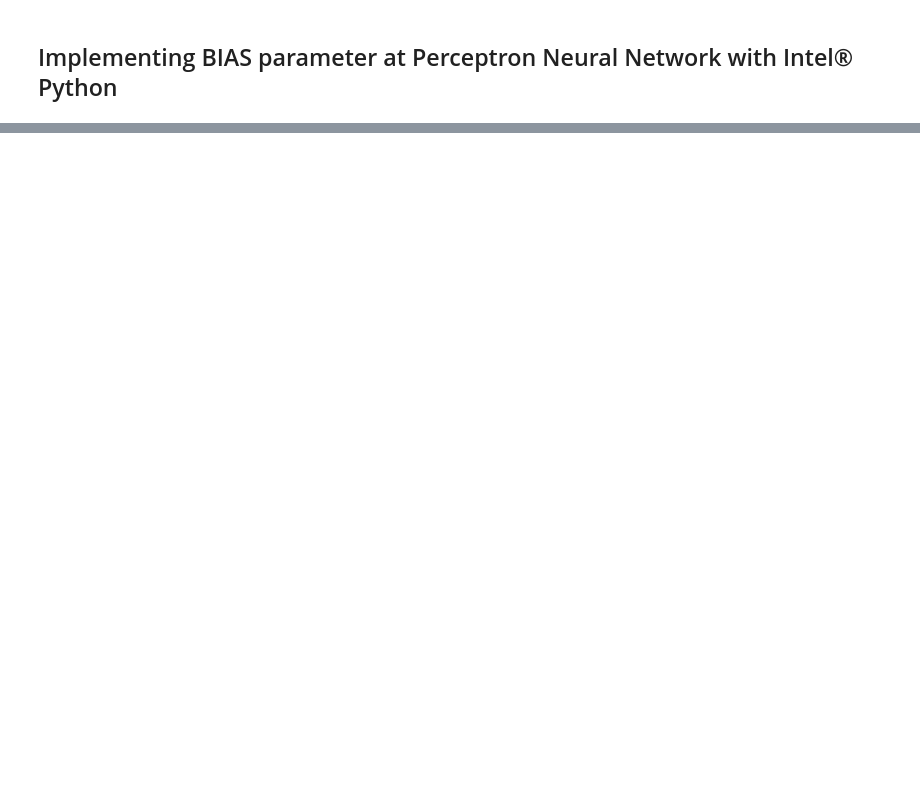
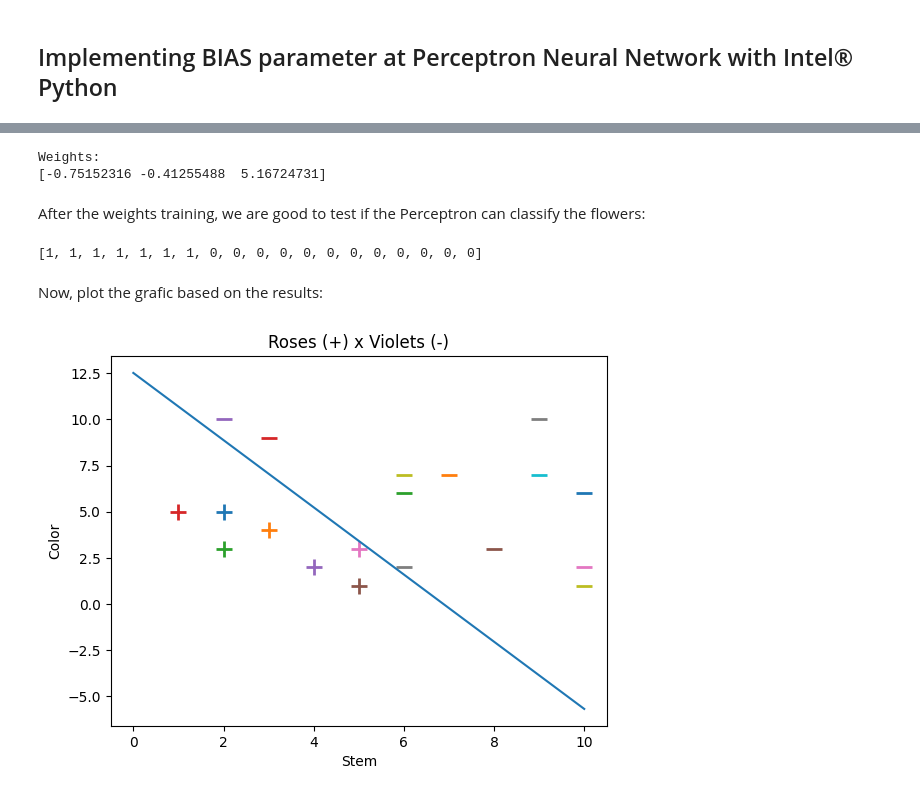
Before and after one commit to muriloboratto/AI-university-assignments, a Jupyter notebook: 02_percepetron_bias.ipynb, the cells around one changed output, grey strips where cells are left out. Saved outputs shown, nothing was run; the diff lists cells and outputs as text; code cells hidden in the pictures; blank space fills up the shorter version.

```diff
--- a/02_percepetron_bias.ipynb
+++ b/02_percepetron_bias.ipynb
@@ -98,0 +111,63 @@ print(weights)
+# %%
+def perceptron_sgd(inputs, expected_outputs):
+    weights = np.random.randn(len(input) + 1) / np.sqrt(len(input)) # BIAS weight being inserted randmly with the "+ 1" mathematical term
+    learning_rate = 0.1
+    epochs = 100
+
+    ## Perceptron weights adjusting
+    inputs = np.c_[inputs, np.ones((inputs.shape[0]))] #BIAS input being inserted at the input vector as 1 constant
+    for _ in range(epochs):
+            for i in range(len(inputs)):
+                sample = inputs[i]
+                current_output = activation_fn(np.dot(sample, weights))
+                if current_output != expected_outputs[i]:
+                  error = expected_outputs[i] - current_output
+                  weights += learning_rate * error * sample
+    return weights
+
+weights = perceptron_sgd(inputs,expected_outputs)
+print("Weights:")
+print(weights)
+# %% [output]
+Weights:
+[-0.75152316 -0.41255488  5.16724731]
+# %% [markdown]
+After the weights training, we are good to test if the Perceptron can classify the flowers:
+# %%
+result_array = []
+inputs_bias = np.c_[inputs, np.ones((inputs.shape[0]))]
+
+for i in range(len(inputs_bias)):
+    sample = inputs_bias[i]
+    if activation_fn(np.dot(sample, weights)) > 0.5:
+      result_array.append(1)
+    else:
+      result_array.append(0)
+print(result_array)
+# %% [output]
+[1, 1, 1, 1, 1, 1, 1, 0, 0, 0, 0, 0, 0, 0, 0, 0, 0, 0, 0]
+# %% [markdown]
+Now, plot the grafic based on the results:
+# %%
+for result, sample in zip(result_array, inputs):
+    if result == 1: # rose
+        plt.scatter(sample[0], sample[1], s=120, marker='+', linewidths=2)
+    else: # violet
+        plt.scatter(sample[0], sample[1], s=120, marker='_', linewidths=2)
+
+plt.xlabel('Stem')
+plt.ylabel('Color')
+plt.title('Roses (+) x Violets (-)')
+
+#Calculanting the  Decision Boundary:
+def f(x):
+    return ((-weights[0]/weights[1]))*x + -(weights[2]/weights[1])
+
+x = np.array([0, 10])
+y=f(x)
+plt.plot(x,y)
+
+plt.plot()
+plt.show()
+# %% [output]
+[figure, added]
```
Also changed, not shown: parts of 14 cells of this notebook, 1 other file.
